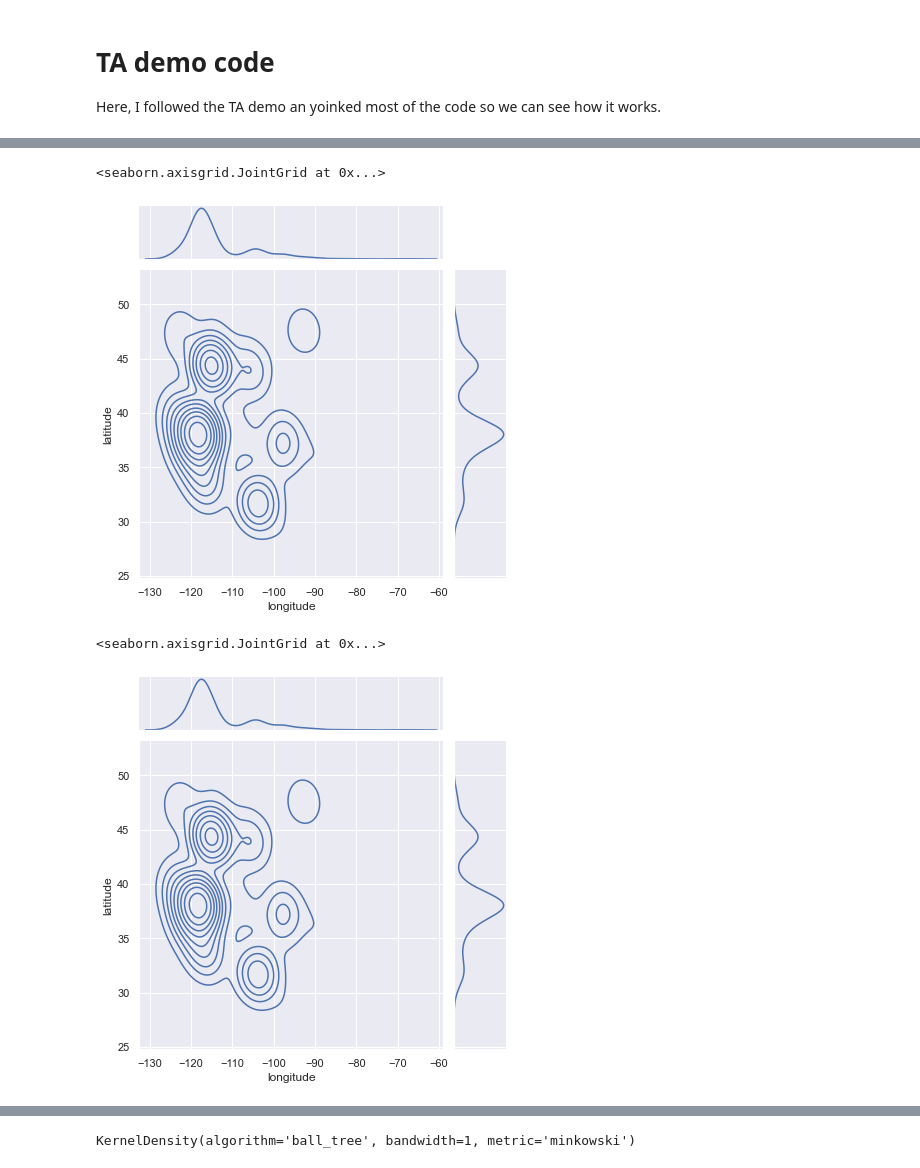
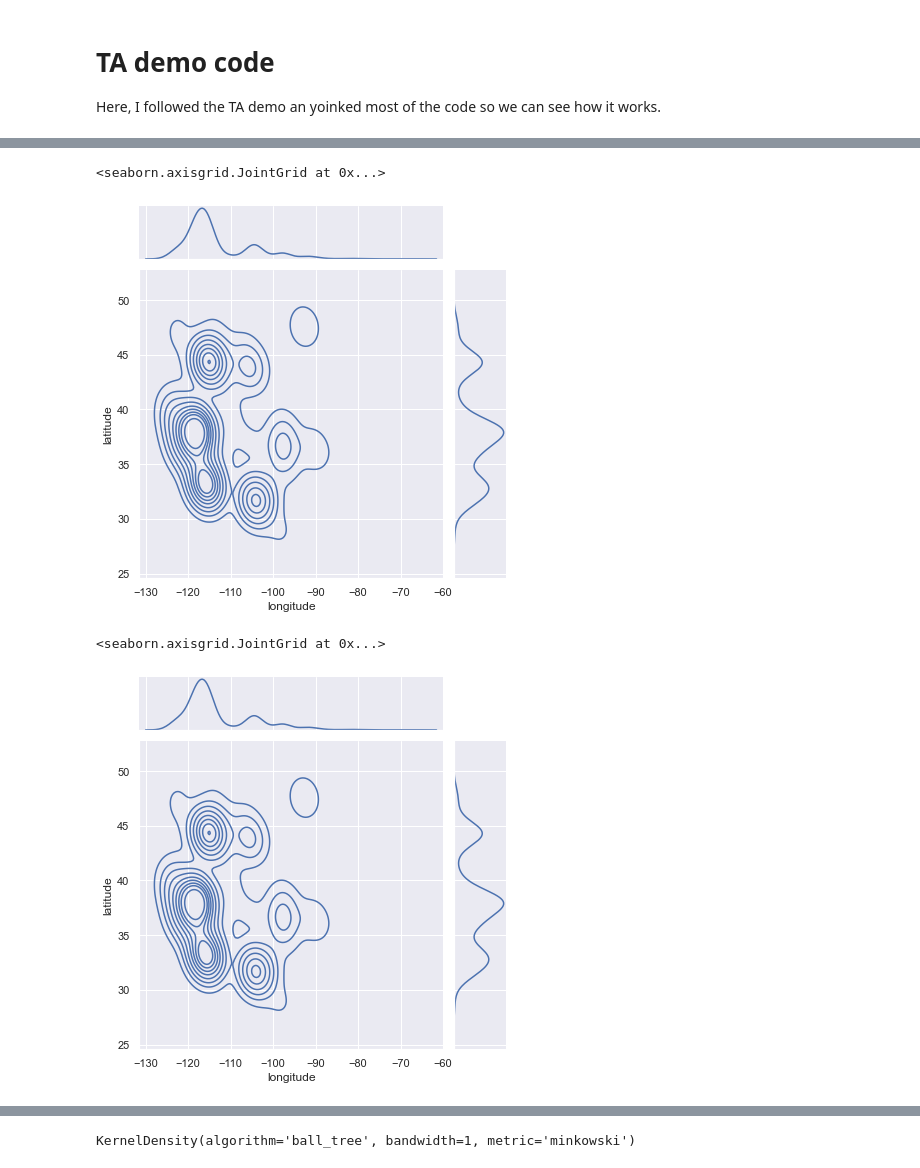
Before and after one commit to ci0cc0lat0/Data-Science-Group-Work, a Jupyter notebook: group_notebook.ipynb, the cells around one changed output, grey strips where cells are left out. Cells and saved outputs as stored; diff of their text form; code cells hidden in the pictures.

```diff
--- a/group_notebook.ipynb
+++ b/group_notebook.ipynb
@@ -85,7 +73,7 @@ C:\Users\antho\Documents\group_project\earthquake_contiguous_usa_12batch\Earthqu
 us_batches = []
 iterator = 0
 for y in range(10):
-    batch = pd.concat((us_df[y+0], us_df[y+1], us_df[y+2]))
+    batch = pd.concat((us_df[y+0], us_df[y+1], us_df[y+2]),ignore_index=True)
     us_batches.append(batch)
 print(len(us_batches))
 print(us_batches)
@@ -108,2 +96,7 @@ print(us_batches)
 
 [1155 rows x 5 columns]]
+# %%
+plt.rcParams["figure.figsize"] = [20, 20]
+states = gpd.read_file('data/usa-states-census-2014.shp')
+states.plot()
+plt.scatter(us_batches[0].longitude, us_batches[0].latitude,c="red",marker='.')
@@ -112,13 +108,10 @@ print(us_batches)
 Here, I followed the TA demo an yoinked most of the code so we can see how it works.
 # %%
 from shapely.geometry import Point
-plt.rcParams["figure.figsize"] = [13.00, 7]
 
 world = gpd.read_file(gpd.datasets.get_path('naturalearth_lowres'))
-
-points= [Point(xy) for xy in zip(us_df[0].longitude, us_df[0].latitude)]
-allPoints = gpd.GeoDataFrame(us_df[0], geometry=points)
-
+points= [Point(xy) for xy in zip(us_batches[0].longitude, us_batches[0].latitude)]
+allPoints = gpd.GeoDataFrame(us_batches[0], geometry=points)
 allPoints.plot(ax=world.plot(figsize=(15,8)), marker='o', color='red', markersize=15)
 
 #geo_all = [Point(xy) for xy in zip(df_plot_all.longitude, df_plot_all.latitude)]
@@ -128,16 +137,16 @@ allPoints.plot(ax=world.plot(figsize=(15,8)), marker='o', color='red', markersiz
 # %%
-long_lat = us_df[0][['latitude','longitude']]
-seaborn.jointplot("longitude","latitude",long_lat, kind="kde")
+long_lat = us_batches[0][['latitude','longitude']]
+seaborn.jointplot(x="longitude",y="latitude",data=long_lat, kind="kde")
 # %% [output]
 <seaborn.axisgrid.JointGrid at 0x...>
-[figure, old version]
+[figure, new version]
 # %%
-df_large = us_df[0][us_df[0]['mag'] >= 2.25]
+df_large = us_batches[0][us_batches[0]['mag'] >= 2.5]
 df_large = df_large[['latitude','longitude']]
-seaborn.jointplot("longitude","latitude",df_large, kind="kde")
+seaborn.jointplot(x="longitude",y="latitude",data=df_large, kind="kde")
 # %% [output]
 <seaborn.axisgrid.JointGrid at 0x...>
-[figure, old version]
+[figure, new version]
 # %%
 xgrid100 = np.sort(list(df_large['longitude']))
 ygrid100 = np.sort(list(df_large['latitude']))
```
Also changed, not shown: parts of 20 cells of this notebook, 10 other files.
